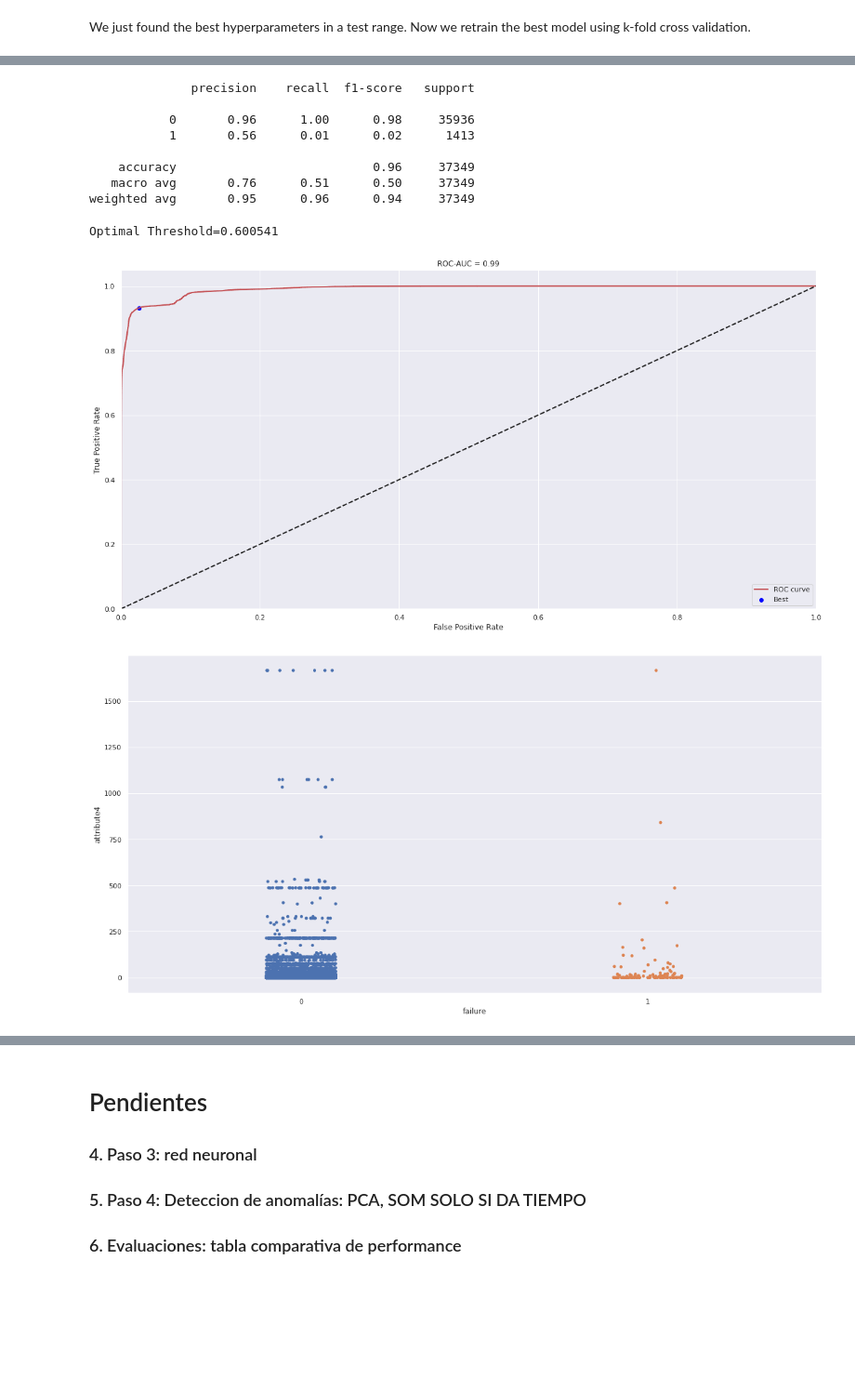
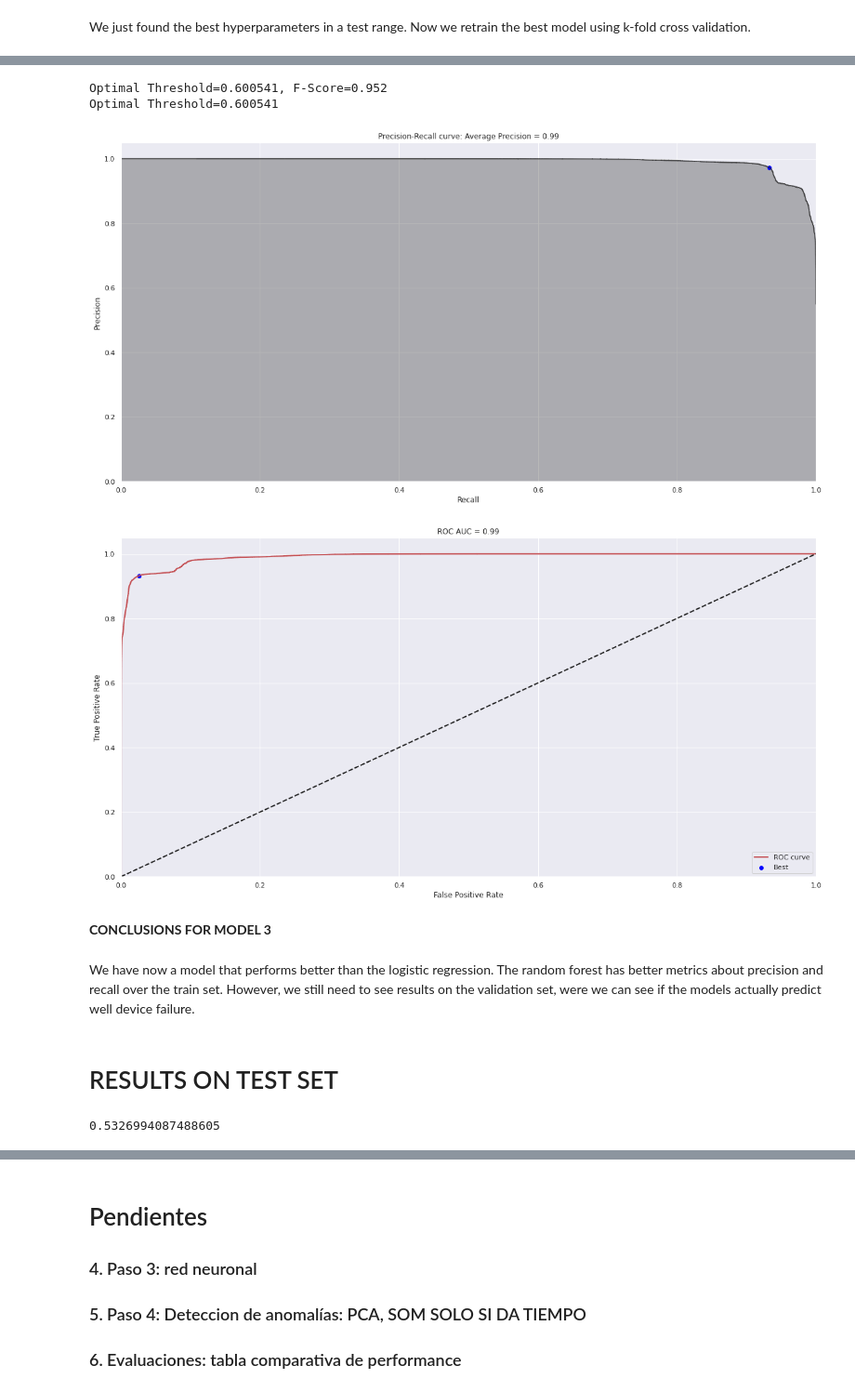
Before and after one commit to qSergio/rare_anomaly, a Jupyter notebook: device_failure_classifiers/Work Sample.ipynb, the cells around one changed output, grey strips where cells are left out. Shown at 93% size. Cells and saved outputs as stored; diff of their text form; code cells hidden in the pictures; blank space fills up the shorter version.

Commit message:
Se actualiza metricas sobre test

```diff
--- a/device_failure_classifiers/Work Sample.ipynb
+++ b/device_failure_classifiers/Work Sample.ipynb
@@ -876,38 +846,0 @@ Text(0.5, 1.0, 'Precision-Recall curve: Average Precision = 0.99')
-# %%
-classes_rf = model.predict(X_test)
-print(classification_report(classes_rf, y_test))
-# %% [output]
-              precision    recall  f1-score   support
-
-           0       0.96      1.00      0.98     35936
-           1       0.56      0.01      0.02      1413
-
-    accuracy                           0.96     37349
-   macro avg       0.76      0.51      0.50     37349
-weighted avg       0.95      0.96      0.94     37349
-# %%
-fpr, tpr, thresholds = roc_curve(preds['trueLabel'],preds['prediction'])
-
-areaUnderROC = auc(fpr, tpr)
-
-J = tpr - fpr
-optim = np.argmax(J)
-best_thresh = thresholds[optim]
-print('Optimal Threshold=%f' % (best_thresh))
-
-plt.figure()
-plt.plot(fpr, tpr, color='r', lw=2, label='ROC curve')
-plt.plot([0, 1], [0, 1], color='k', lw=2, linestyle='--')
-plt.xlim([0.0, 1.0])
-plt.ylim([0.0, 1.05])
-# optimal point
-plt.scatter(fpr[optim], tpr[optim], marker='o', color='blue', label='Best')
-
-plt.xlabel('False Positive Rate')
-plt.ylabel('True Positive Rate')
-plt.title('ROC-AUC = {0:0.2f}'.format(areaUnderROC))
-plt.legend(loc="lower right")
-plt.show()
-# %% [output]
-Optimal Threshold=0.600541
-[figure, removed]
@@ -1008,7 +847,13 @@ clf_ode_gb = GridSearchCV(pipe_gb, param_grid = param_grid_gb, cv = 5, verbose=T
-# %%
-# Correlated variables with target may show some ranges of interest:
-
-sns.stripplot(x="failure", y="attribute4", data=devices, jitter=True)
-plt.show();
-# %% [output]
-[figure, removed]
+# %%
+preds_rfc = plotPerformance(y_train_res,predictionsBasedOnKFolds.loc[:,1], returnPreds=True)
+# %% [output]
+Optimal Threshold=0.600541, F-Score=0.952
+Optimal Threshold=0.600541
+[figure, added]
+[figure, added]
+# %% [markdown]
+__CONCLUSIONS FOR MODEL 3__
+# %% [markdown]
+We have now a model that performs better than the logistic regression. The random forest has better metrics about precision and recall over the train set. However, we still need to see results on the validation set, were we can see if the models actually predict well device failure.
+# %% [markdown]
+# RESULTS ON TEST SET
@@ -1014,0 +864,4 @@ plt.show();
+# %%
+logLossTestSetLogisticRegression
+# %% [output]
+0.5326994087488605
```
Also changed, not shown: parts of 30 cells of this notebook.
